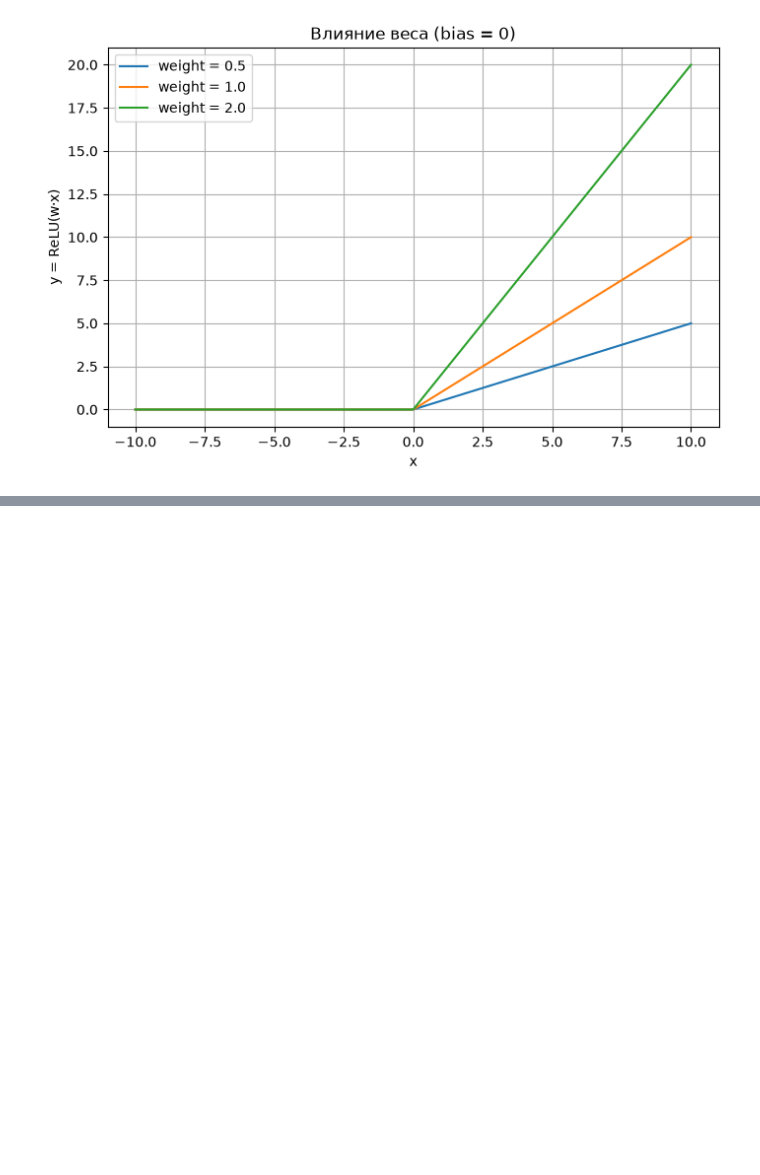
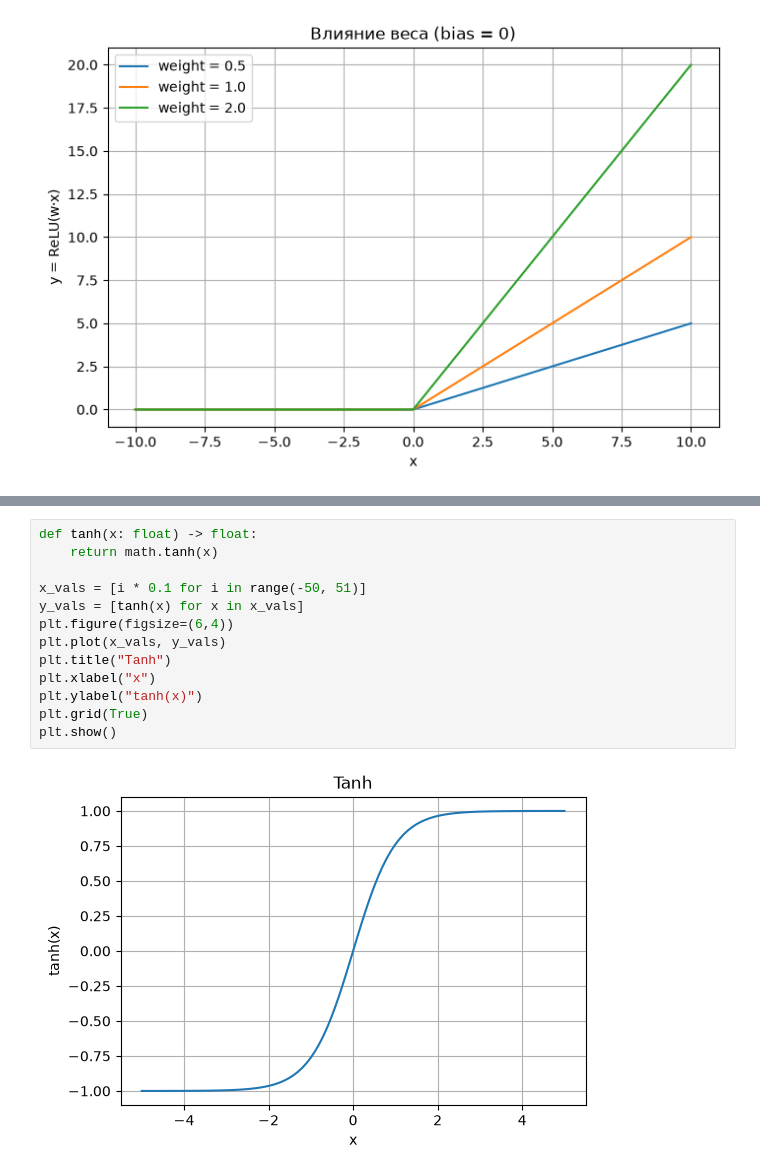
Before and after one commit to Nochinmal/first-project, a Jupyter notebook: Untitled-1.ipynb, the cells around one changed output, grey strips where cells are left out. Cells and saved outputs as stored; diff of their text form; blank space fills up the shorter version.

```diff
--- a/Untitled-1.ipynb
+++ b/Untitled-1.ipynb
@@ -28,0 +47,15 @@ plt.show()
+# %%
+def tanh(x: float) -> float:
+    return math.tanh(x)
+
+x_vals = [i * 0.1 for i in range(-50, 51)]
+y_vals = [tanh(x) for x in x_vals]
+plt.figure(figsize=(6,4))
+plt.plot(x_vals, y_vals)
+plt.title("Tanh")
+plt.xlabel("x")
+plt.ylabel("tanh(x)")
+plt.grid(True)
+plt.show()
+# %% [output]
+[figure, added]
```
Also changed, not shown: parts of 8 cells of this notebook, 4 other files.
